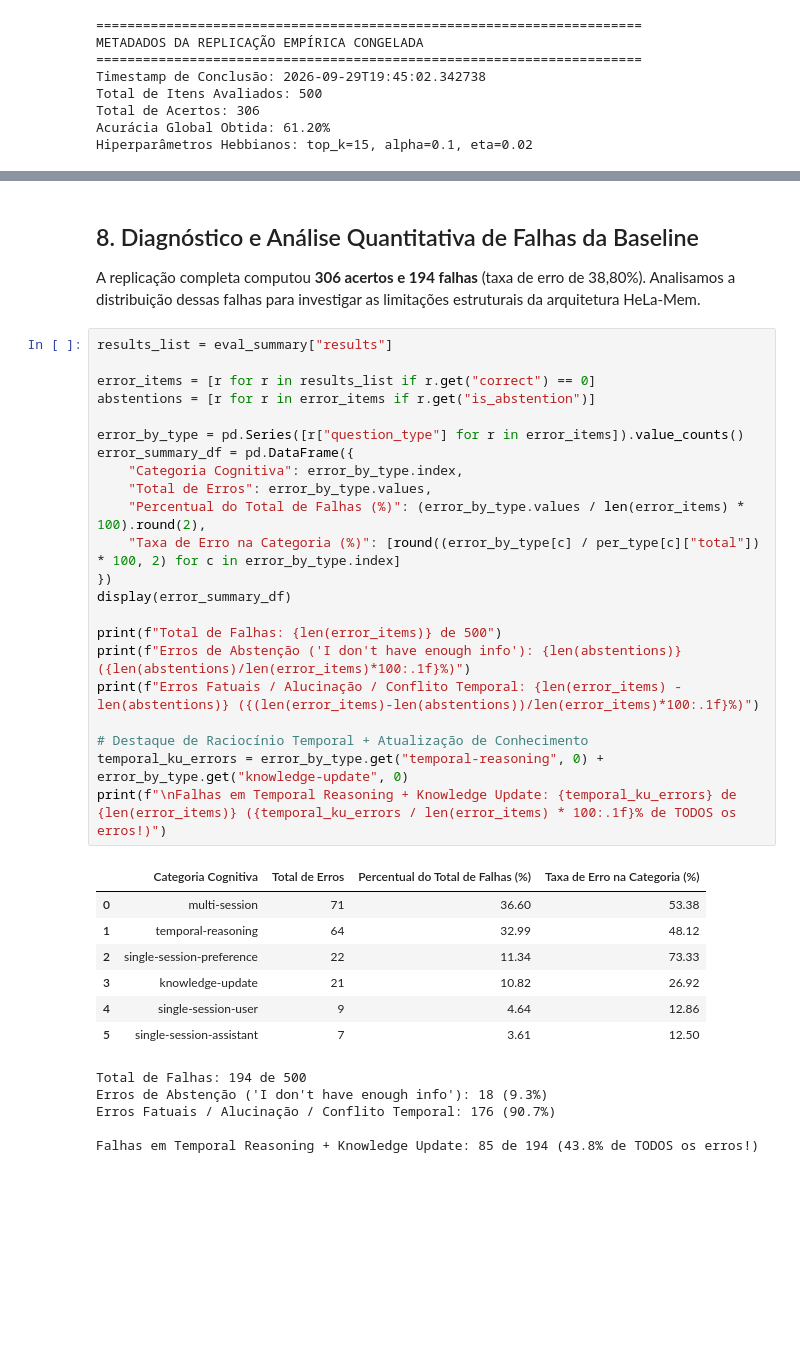
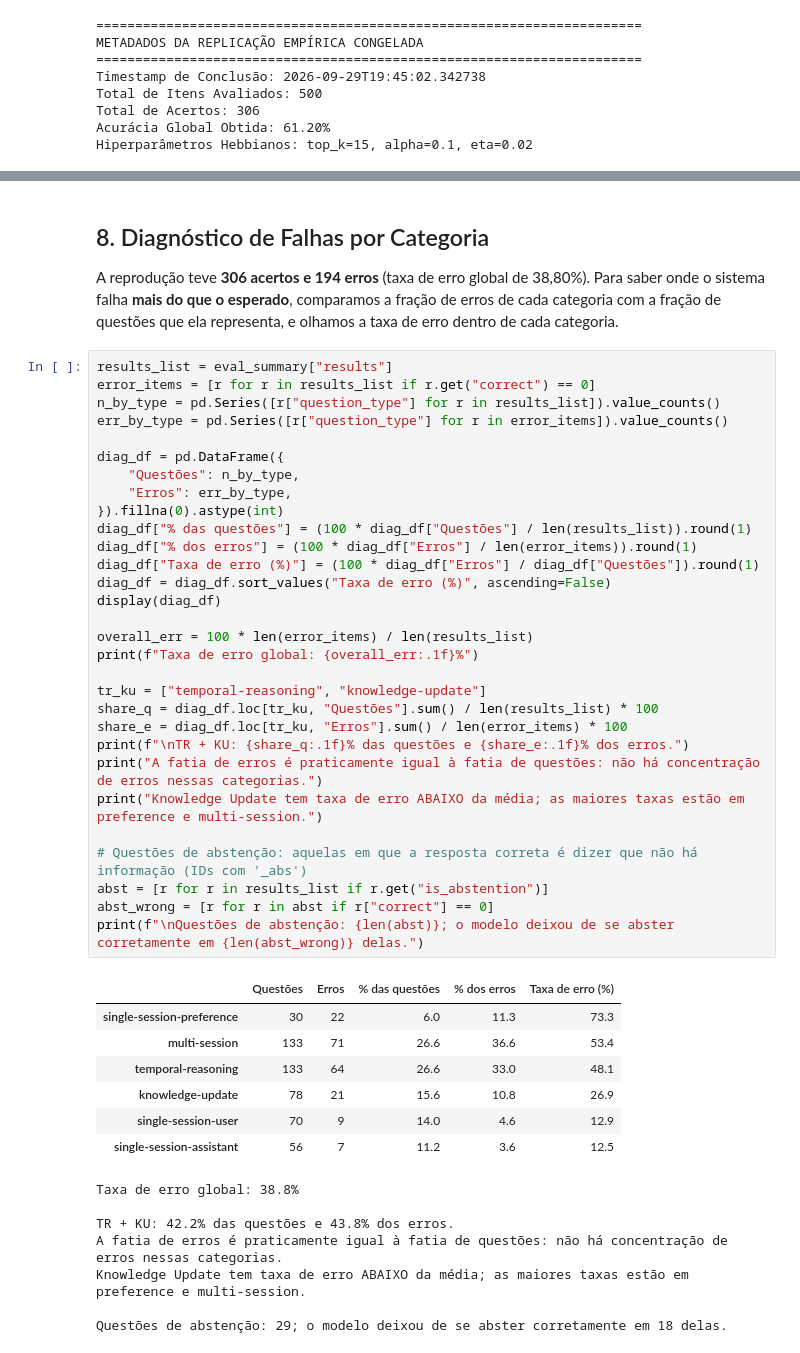
Before and after one commit to ataidefilipe/mestrado-dl-projeto, a Jupyter notebook: notebooks/01_replicacao_baseline_hela_mem.ipynb, the cells around one changed output, grey strips where cells are left out. Drawn from its saved outputs; the diff is of its cells as text; blank space fills up the shorter version.

```diff
--- a/notebooks/01_replicacao_baseline_hela_mem.ipynb
+++ b/notebooks/01_replicacao_baseline_hela_mem.ipynb
@@ -375,41 +403,50 @@ plt.show()
 # %% [markdown]
-## 8. Diagnóstico e Análise Quantitativa de Falhas da Baseline
+## 8. Diagnóstico de Falhas por Categoria
 
-A replicação completa computou **306 acertos e 194 falhas** (taxa de erro de 38,80%).
-Analisamos a distribuição dessas falhas para investigar as limitações estruturais da arquitetura HeLa-Mem.
+A reprodução teve **306 acertos e 194 erros** (taxa de erro global de 38,80%). Para saber onde o sistema falha **mais do que o esperado**, comparamos a fração de erros de cada categoria com a fração de questões que ela representa, e olhamos a taxa de erro dentro de cada categoria.
 # %%
 results_list = eval_summary["results"]
+error_items = [r for r in results_list if r.get("correct") == 0]
+n_by_type = pd.Series([r["question_type"] for r in results_list]).value_counts()
+err_by_type = pd.Series([r["question_type"] for r in error_items]).value_counts()
 
-error_items = [r for r in results_list if r.get("correct") == 0]
-abstentions = [r for r in error_items if r.get("is_abstention")]
+diag_df = pd.DataFrame({
+    "Questões": n_by_type,
+    "Erros": err_by_type,
+}).fillna(0).astype(int)
+diag_df["% das questões"] = (100 * diag_df["Questões"] / len(results_list)).round(1)
+diag_df["% dos erros"] = (100 * diag_df["Erros"] / len(error_items)).round(1)
+diag_df["Taxa de erro (%)"] = (100 * diag_df["Erros"] / diag_df["Questões"]).round(1)
+diag_df = diag_df.sort_values("Taxa de erro (%)", ascending=False)
+display(diag_df)
 
-error_by_type = pd.Series([r["question_type"] for r in error_items]).value_counts()
-error_summary_df = pd.DataFrame({
-    "Categoria Cognitiva": error_by_type.index,
-    "Total de Erros": error_by_type.values,
-    "Percentual do Total de Falhas (%)": (error_by_type.values / len(error_items) * 100).round(2),
-    "Taxa de Erro na Categoria (%)": [round((error_by_type[c] / per_type[c]["total"]) * 100, 2) for c in error_by_type.index]
-})
-display(error_summary_df)
+overall_err = 100 * len(error_items) / len(results_list)
+print(f"Taxa de erro global: {overall_err:.1f}%")
 
-print(f"Total de Falhas: {len(error_items)} de 500")
-print(f"Erros de Abstenção ('I don't have enough info'): {len(abstentions)} ({len(abstentions)/len(error_items)*100:.1f}%)")
-print(f"Erros Fatuais / Alucinação / Conflito Temporal: {len(error_items) - len(abstentions)} ({(len(error_items)-len(abstentions))/len(error_items)*100:.1f}%)")
+tr_ku = ["temporal-reasoning", "knowledge-update"]
+share_q = diag_df.loc[tr_ku, "Questões"].sum() / len(results_list) * 100
+share_e = diag_df.loc[tr_ku, "Erros"].sum() / len(error_items) * 100
+print(f"\nTR + KU: {share_q:.1f}% das questões e {share_e:.1f}% dos erros.")
+print("A fatia de erros é praticamente igual à fatia de questões: não há concentração de erros nessas categorias.")
+print("Knowledge Update tem taxa de erro ABAIXO da média; as maiores taxas estão em preference e multi-session.")
 
-# Destaque de Raciocínio Temporal + Atualização de Conhecimento
-temporal_ku_errors = error_by_type.get("temporal-reasoning", 0) + error_by_type.get("knowledge-update", 0)
-print(f"\nFalhas em Temporal Reasoning + Knowledge Update: {temporal_ku_errors} de {len(error_items)} ({temporal_ku_errors / len(error_items) * 100:.1f}% de TODOS os erros!)")
+# Questões de abstenção: aquelas em que a resposta correta é dizer que não há informação (IDs com '_abs')
+abst = [r for r in results_list if r.get("is_abstention")]
+abst_wrong = [r for r in abst if r["correct"] == 0]
+print(f"\nQuestões de abstenção: {len(abst)}; o modelo deixou de se abster corretamente em {len(abst_wrong)} delas.")
 # %% [output]
-|  | Categoria Cognitiva | Total de Erros | Percentual do Total de Falhas (%) | Taxa de Erro na Categoria (%) |
-| 0 | multi-session | 71 | 36.60 | 53.38 |
-| 1 | temporal-reasoning | 64 | 32.99 | 48.12 |
-| 2 | single-session-preference | 22 | 11.34 | 73.33 |
-| 3 | knowledge-update | 21 | 10.82 | 26.92 |
-| 4 | single-session-user | 9 | 4.64 | 12.86 |
-| 5 | single-session-assistant | 7 | 3.61 | 12.50 |
+|  | Questões | Erros | % das questões | % dos erros | Taxa de erro (%) |
+| single-session-preference | 30 | 22 | 6.0 | 11.3 | 73.3 |
+| multi-session | 133 | 71 | 26.6 | 36.6 | 53.4 |
+| temporal-reasoning | 133 | 64 | 26.6 | 33.0 | 48.1 |
+| knowledge-update | 78 | 21 | 15.6 | 10.8 | 26.9 |
+| single-session-user | 70 | 9 | 14.0 | 4.6 | 12.9 |
+| single-session-assistant | 56 | 7 | 11.2 | 3.6 | 12.5 |
-Total de Falhas: 194 de 500
-Erros de Abstenção ('I don't have enough info'): 18 (9.3%)
-Erros Fatuais / Alucinação / Conflito Temporal: 176 (90.7%)
+Taxa de erro global: 38.8%
 
-Falhas em Temporal Reasoning + Knowledge Update: 85 de 194 (43.8% de TODOS os erros!)
+TR + KU: 42.2% das questões e 43.8% dos erros.
+A fatia de erros é praticamente igual à fatia de questões: não há concentração de erros nessas categorias.
+Knowledge Update tem taxa de erro ABAIXO da média; as maiores taxas estão em preference e multi-session.
+
+Questões de abstenção: 29; o modelo deixou de se abster corretamente em 18 delas.
 # %% [markdown]
```
Also changed, not shown: parts of 21 cells of this notebook, 6 other files.
